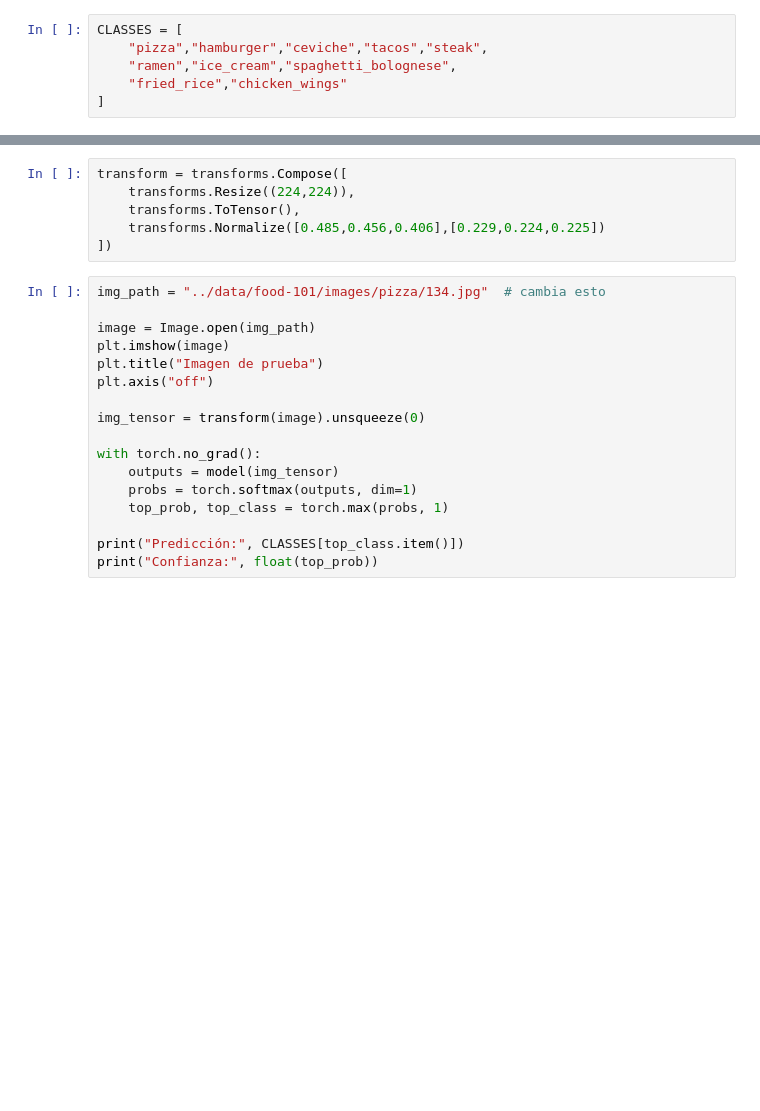
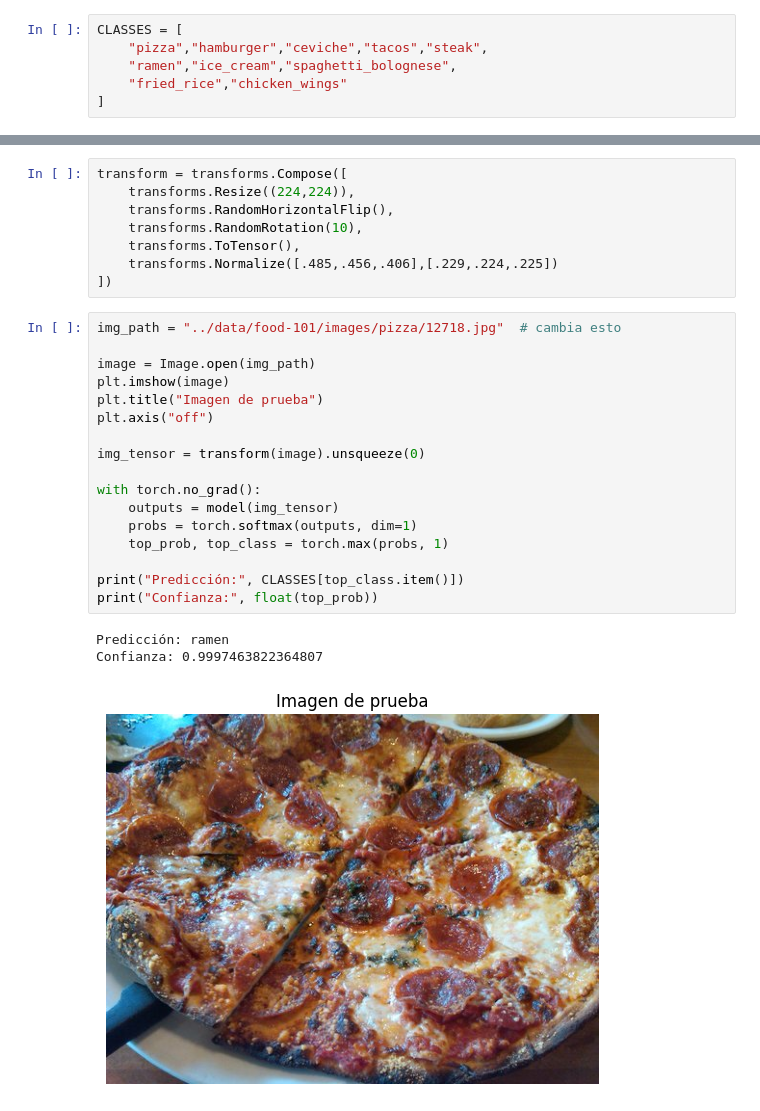
Before and after one commit to BJCorado/Clasificador_De_Alimentos, a Jupyter notebook: notebooks/03_evaluation.ipynb, the cells around one changed output, grey strips where cells are left out. Saved outputs shown, nothing was run; the diff lists cells and outputs as text; blank space fills up the shorter version.

```diff
--- a/notebooks/03_evaluation.ipynb
+++ b/notebooks/03_evaluation.ipynb
@@ -19,23 +37,29 @@ model.eval()
 # %%
 transform = transforms.Compose([
     transforms.Resize((224,224)),
+    transforms.RandomHorizontalFlip(),
+    transforms.RandomRotation(10),
     transforms.ToTensor(),
-    transforms.Normalize([0.485,0.456,0.406],[0.229,0.224,0.225])
+    transforms.Normalize([.485,.456,.406],[.229,.224,.225])
 ])
 # %%
-img_path = "../data/food-101/images/pizza/134.jpg"  # cambia esto
+img_path = "../data/food-101/images/pizza/12718.jpg"  # cambia esto
 
 image = Image.open(img_path)
 plt.imshow(image)
 plt.title("Imagen de prueba")
 plt.axis("off")
 
 img_tensor = transform(image).unsqueeze(0)
 
 with torch.no_grad():
     outputs = model(img_tensor)
     probs = torch.softmax(outputs, dim=1)
     top_prob, top_class = torch.max(probs, 1)
 
 print("Predicción:", CLASSES[top_class.item()])
 print("Confianza:", float(top_prob))
+# %% [output]
+Predicción: ramen
+Confianza: 0.9997463822364807
+[figure, added]
```
Also changed, not shown: parts of 1 cell of this notebook, 3 other files.
